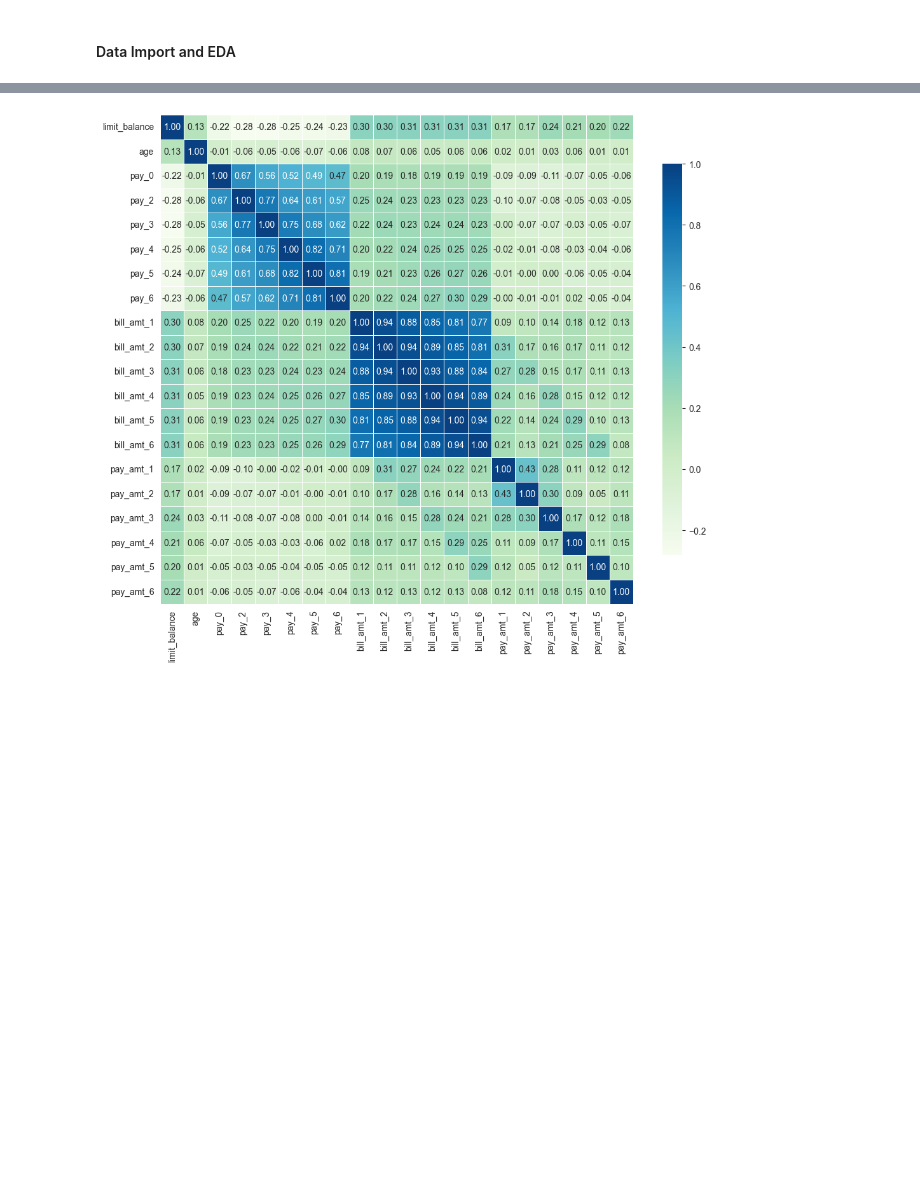
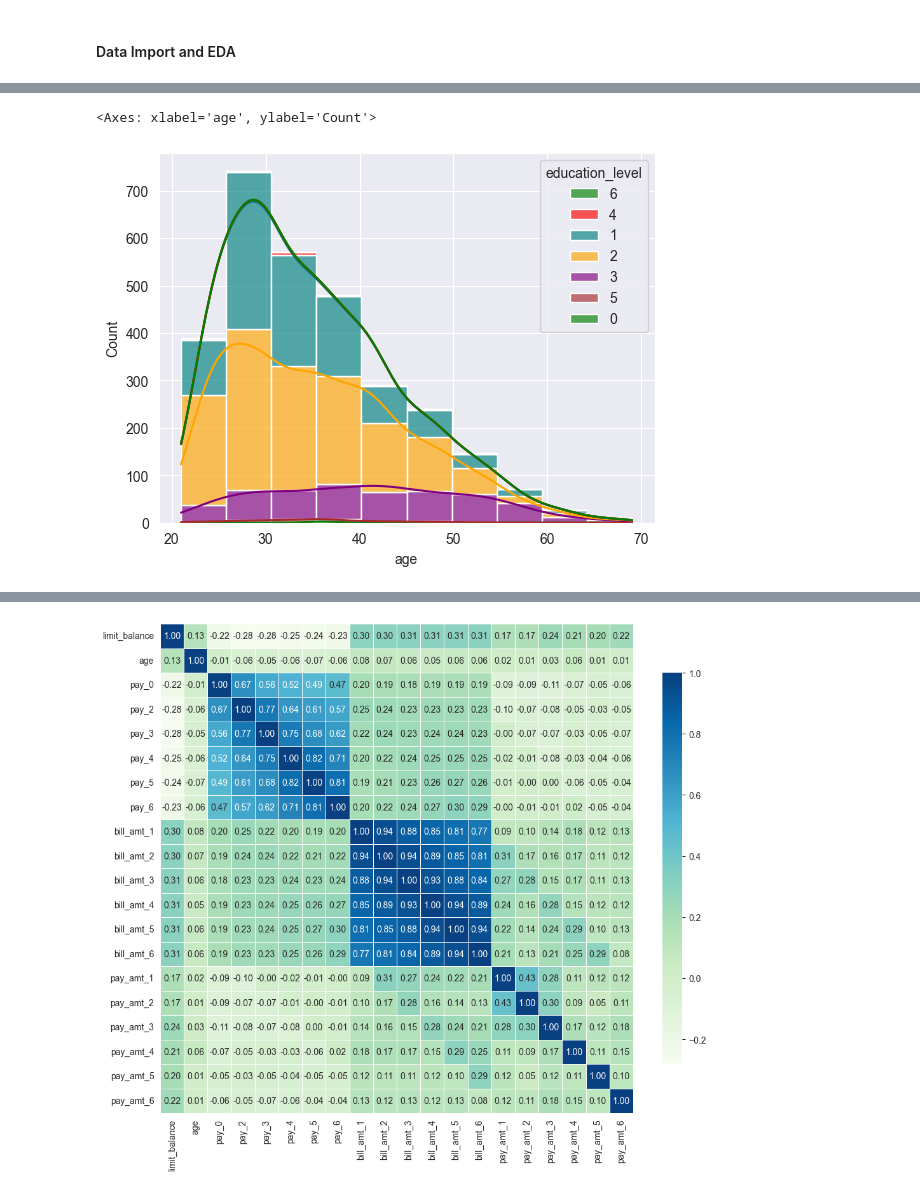
Before and after one commit to AndrewOgega/data-triad, a Jupyter notebook: credit_default_model.ipynb, the cells around one changed output, grey strips where cells are left out. Saved outputs shown, nothing was run; the diff lists cells and outputs as text; code cells hidden in the pictures; blank space fills up the shorter version.

```diff
--- a/credit_default_model.ipynb
+++ b/credit_default_model.ipynb
@@ -74,0 +139,14 @@ df[['sex', 'education_level', 'marital_status']] = df[['sex', 'education_level',
+# %%
+sns.histplot(
+    df,
+    x="age",
+    kde=True,
+    hue="education_level",
+    bins=10,
+    palette=["green", "red", "teal", "orange", "purpleb", "brown"],
+    multiple="stack",
+    alpha=0.65,
+)
+# %% [output]
+<Axes: xlabel='age', ylabel='Count'>
+[figure, added]
```
Also changed, not shown: parts of 29 cells of this notebook.
